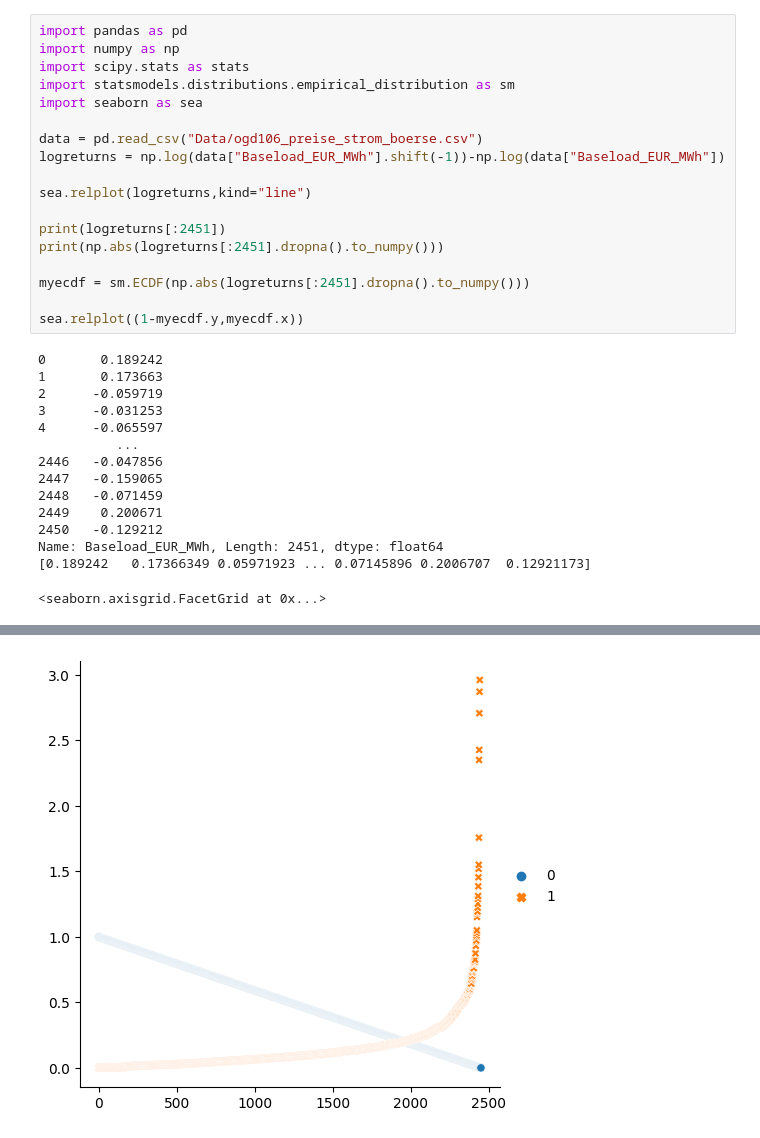
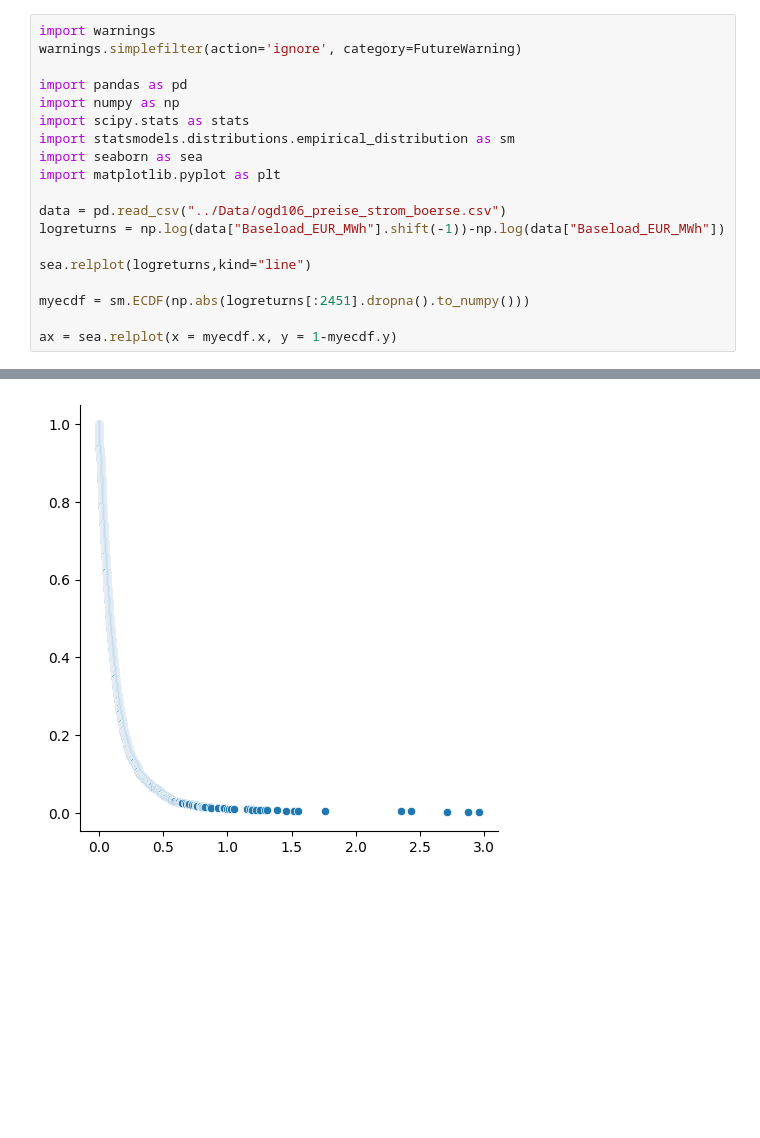
Before and after one commit to alexander-schaller/Financial-Big-Data, a Jupyter notebook: Labs/Lab1.ipynb, the cells around one changed output, grey strips where cells are left out. Drawn from its saved outputs; the diff is of its cells as text; blank space fills up the shorter version.

```diff
--- a/Labs/Lab1.ipynb
+++ b/Labs/Lab1.ipynb
@@ -1,35 +1,22 @@
 # %%
+import warnings
+warnings.simplefilter(action='ignore', category=FutureWarning)
+
 import pandas as pd
 import numpy as np
 import scipy.stats as stats
 import statsmodels.distributions.empirical_distribution as sm
 import seaborn as sea
+import matplotlib.pyplot as plt
 
-data = pd.read_csv("Data/ogd106_preise_strom_boerse.csv")
+data = pd.read_csv("../Data/ogd106_preise_strom_boerse.csv")
 logreturns = np.log(data["Baseload_EUR_MWh"].shift(-1))-np.log(data["Baseload_EUR_MWh"])
 
 sea.relplot(logreturns,kind="line")
 
-print(logreturns[:2451])
-print(np.abs(logreturns[:2451].dropna().to_numpy()))
-
 myecdf = sm.ECDF(np.abs(logreturns[:2451].dropna().to_numpy()))
 
-sea.relplot((1-myecdf.y,myecdf.x))
+ax = sea.relplot(x = myecdf.x, y = 1-myecdf.y)
 # %% [output]
-0       0.189242
-1       0.173663
-2      -0.059719
-3      -0.031253
-4      -0.065597
-          ...
-2446   -0.047856
-2447   -0.159065
-2448   -0.071459
-2449    0.200671
-2450   -0.129212
-Name: Baseload_EUR_MWh, Length: 2451, dtype: float64
-[0.189242   0.17366349 0.05971923 ... 0.07145896 0.2006707  0.12921173]
-<seaborn.axisgrid.FacetGrid at 0x...>
 [figure]
-[figure, old version]
+[figure, new version]
```
